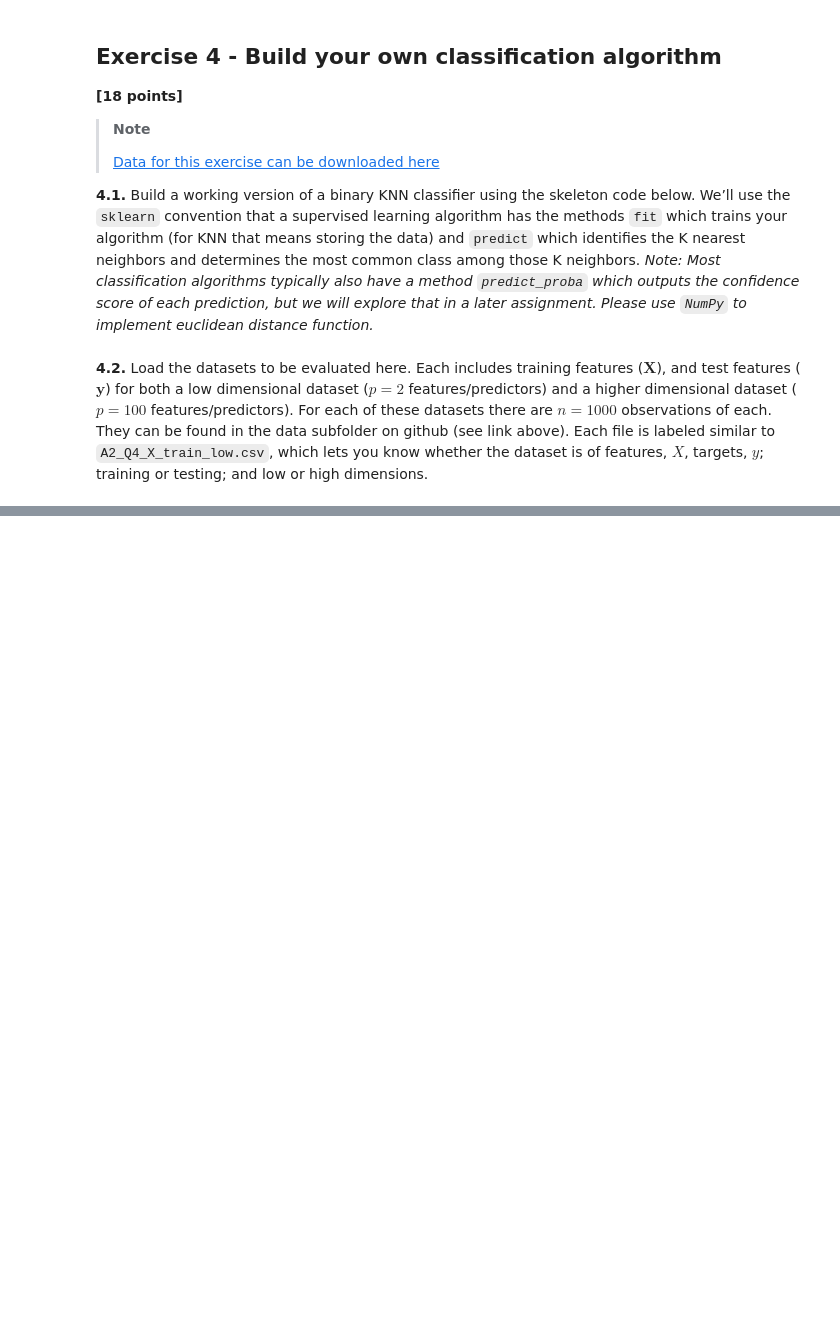
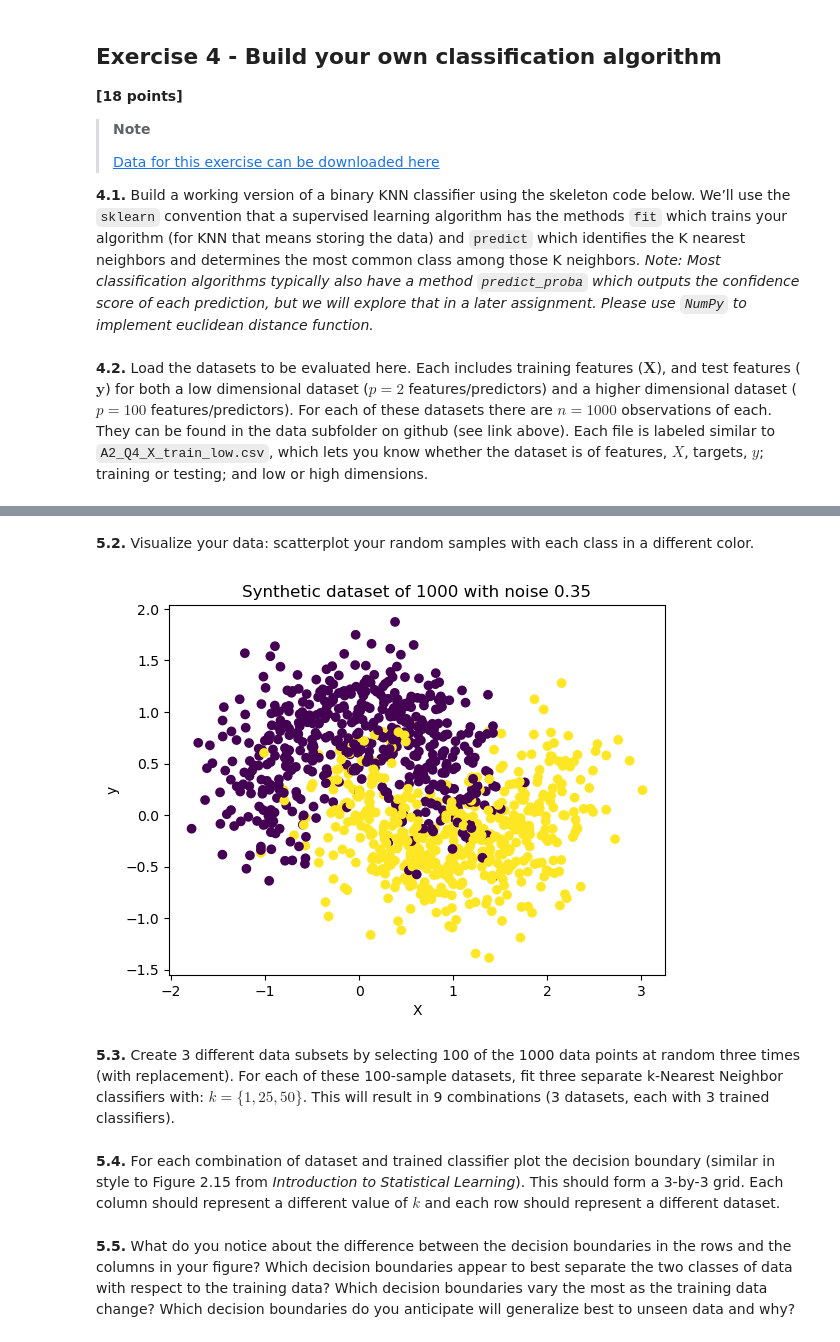
Before and after one commit to cathylyirang/IDS_705_ML, a Jupyter notebook: Assignment_2/assignment2.ipynb, the cells around one changed output, grey strips where cells are left out. Cells and saved outputs as stored; diff of their text form; code cells hidden in the pictures; blank space fills up the shorter version.

```diff
--- a/Assignment_2/assignment2.ipynb
+++ b/Assignment_2/assignment2.ipynb
@@ -311,0 +398,26 @@ def accuracy(y,y_hat):
+# %%
+from sklearn.datasets import make_moons
+import numpy as np
+
+X_all, y_all = make_moons(n_samples=1000, noise=0.35, random_state=42)
+# %% [markdown]
+**5.2.** Visualize your data: scatterplot your random samples with each
+class in a different color.
+# %%
+import matplotlib.pyplot as plt
+
+x_coords = X_all[:, 0]
+y_coords = X_all[:, 1]
+plt.scatter(x_coords, y_coords, c=y_all, cmap='viridis')
+plt.title('Synthetic dataset of 1000 with noise 0.35')
+plt.xlabel('X')
+plt.ylabel('y')
+plt.show()
+# %% [output]
+[figure, added]
+# %% [markdown]
+**5.3.** Create 3 different data subsets by selecting 100 of the 1000
+data points at random three times (with replacement). For each of these
+100-sample datasets, fit three separate k-Nearest Neighbor classifiers
+with: $k = \{1, 25, 50\}$. This will result in 9 combinations (3
+datasets, each with 3 trained classifiers).
@@ -311,0 +447,13 @@ def accuracy(y,y_hat):
+# %% [markdown]
+**5.4.** For each combination of dataset and trained classifier plot the
+decision boundary (similar in style to Figure 2.15 from *Introduction to
+Statistical Learning*). This should form a 3-by-3 grid. Each column
+should represent a different value of $k$ and each row should represent
+a different dataset.
+# %% [markdown]
+**5.5.** What do you notice about the difference between the decision
+boundaries in the rows and the columns in your figure? Which decision
+boundaries appear to best separate the two classes of data with respect
+to the training data? Which decision boundaries vary the most as the
+training data change? Which decision boundaries do you anticipate will
+generalize best to unseen data and why?
```
Also changed, not shown: parts of 29 cells of this notebook, 1 other file.
